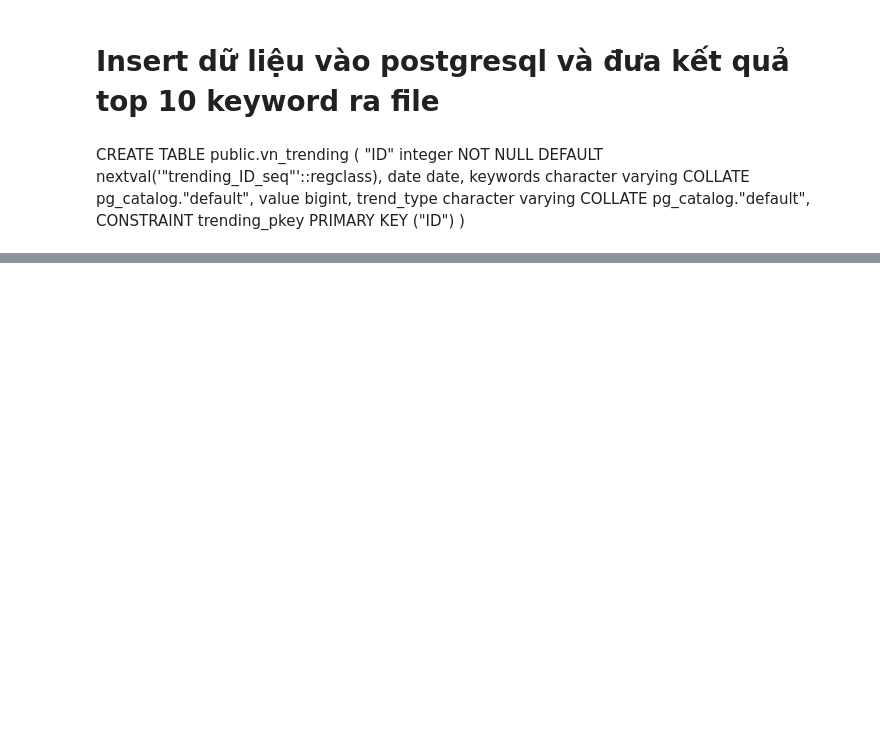
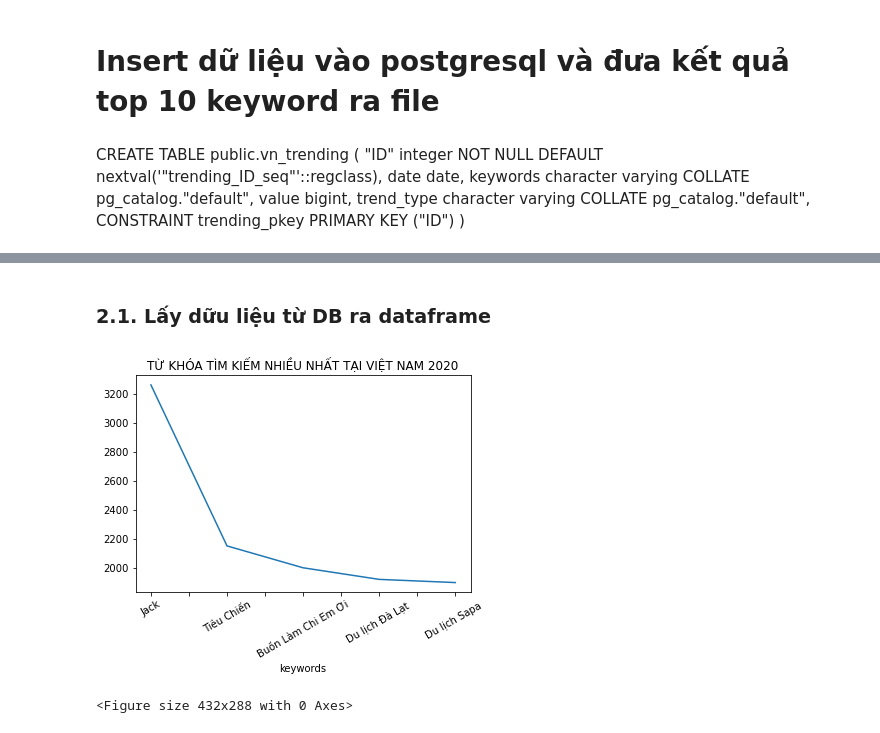
Before and after one commit to doquanganh/python_googletrend, a Jupyter notebook: GoogleTrend_python.ipynb, the cells around one changed output, grey strips where cells are left out. Saved outputs shown, nothing was run; the diff lists cells and outputs as text; code cells hidden in the pictures; blank space fills up the shorter version.

```diff
--- a/GoogleTrend_python.ipynb
+++ b/GoogleTrend_python.ipynb
@@ -78,7 +28,7 @@ for i in column_list:
         pytrend.build_payload(
             kw_list=keyword,
             cat=0,
-            timeframe='2020-01-01 2020-12-31',
+            timeframe='2019-01-01 2020-12-31',
             geo='VN',
             gprop=''
         )
@@ -99,7 +49,6 @@ for i in column_list:
 #Save excel
 writer.save()
 df_db_final = pd.concat(df_db)
-df_db_final.to_csv('all.csv')
 # %% [markdown]
 <h1> Insert dữ liệu vào postgresql và đưa kết quả top 10 keyword ra file</h1>
 # %% [markdown]
@@ -117,7 +64,5 @@ import psycopg2.extras as extras
 # %%
-
 try:
-
     print('Connecting to the PostgreSQL database...')
     conn=psycopg2.connect(
         host="localhost",
@@ -143,8 +88,6 @@ try:
     conn.commit()
     print("Data inserted using execute_values() successfully..")
 
-
-
      ##select top 10
     # declare a cursor object from the connection
 
@@ -158,17 +101,12 @@ try:
     ##Ghi ra excel
     df_top.to_excel('vn_trending_result.xls')
 
-    # close the connection object
-    conn.close()
-
-
-
 except (Exception, psycopg2.DatabaseError) as error:
     print(error)
-finally:
-    if conn is not None:
-        conn.close()
-        print('Database connection closed.')
+#finally:
+#    if conn is not None:
+#        conn.close()
+#        print('Database connection closed.')
 # %% [output]
 Connecting to the PostgreSQL database...
 Data inserted using execute_values() successfully..
@@ -186,0 +188,23 @@ Database connection closed.
+# %% [markdown]
+<h3>2.1. Lấy dữu liệu từ DB ra dataframe</h3>
+# %%
+import matplotlib.pyplot as plt
+sql_top5 ="select keywords, sum(value) as giatri from vn_trending where date_part('year',date)='2020' group by keywords order by sum(value) desc limit 5"
+cursor.execute(sql_top5)
+#chuyển thành dataframe
+columns_names = [ x[0] for x in cursor.description]
+rows = cursor.fetchall()
+df_top5 = pd.DataFrame(rows,columns=columns_names)
+df_top5=df_top5.astype({"giatri":'int64'})
+df_top5.plot(x ='keywords', y='giatri',
+            kind = 'line',
+             title ='TỪ KHÓA TÌM KIẾM NHIỀU NHẤT TẠI VIỆT NAM 2020',
+             rot=30,
+             fontsize=10,
+            legend=False)
+
+plt.show()
+plt.savefig('top_search_key_2020.png')
+# %% [output]
+[figure, added]
+<Figure size 432x288 with 0 Axes>
```
Also changed, not shown: parts of 13 cells of this notebook.
